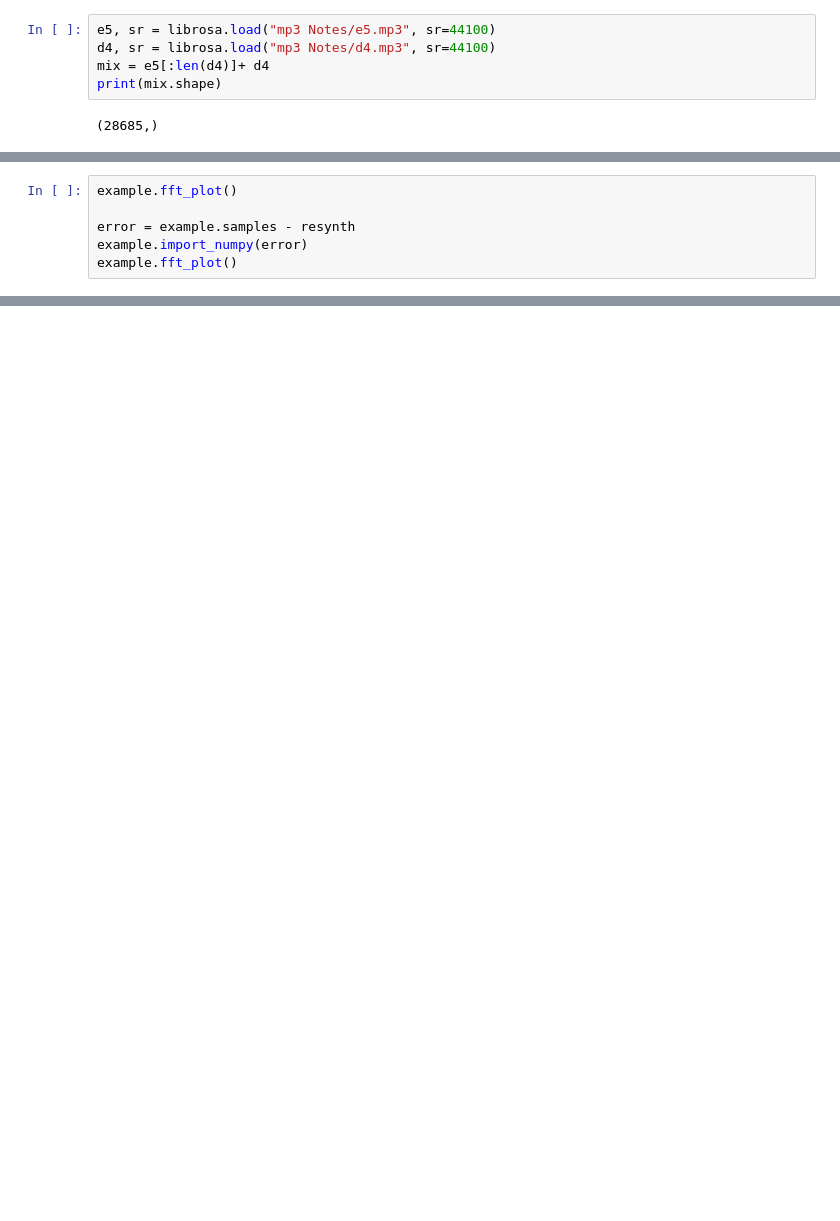
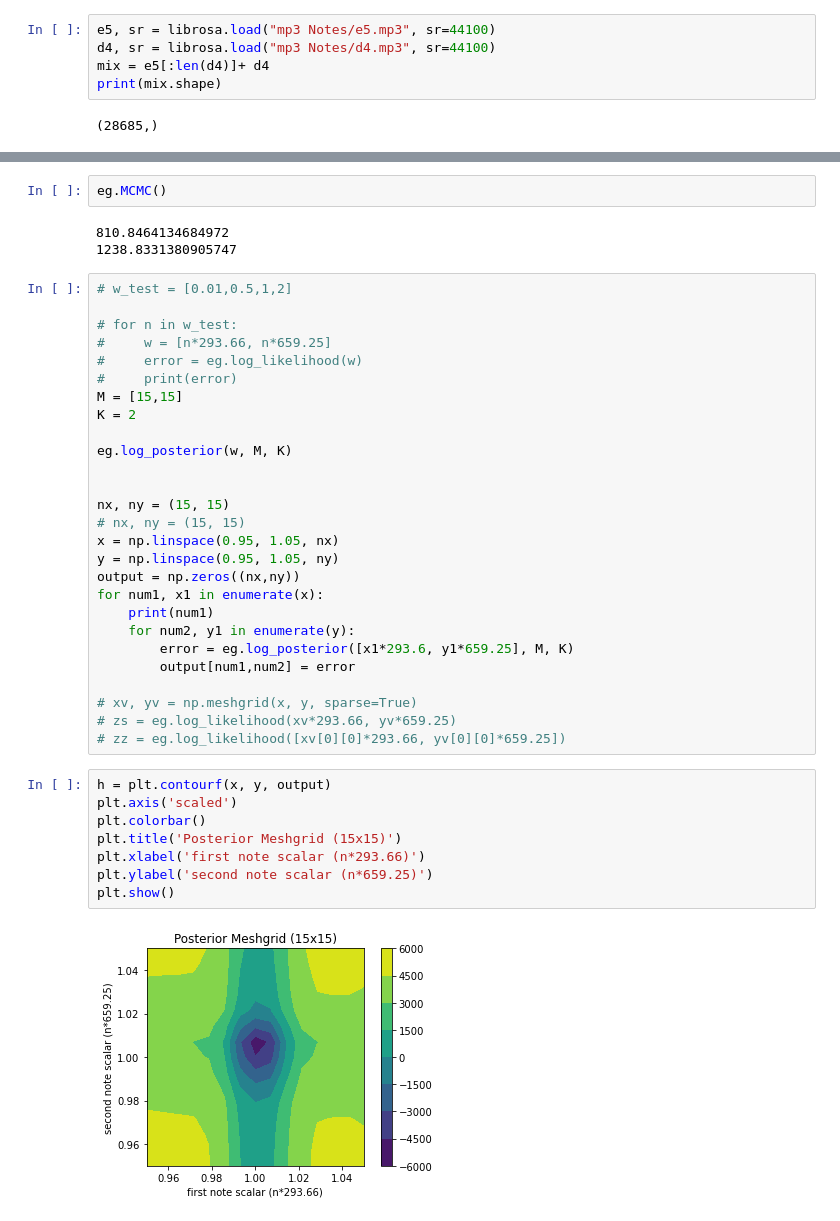
Before and after one commit to maxfryer/Audio-Source-Seperation, a Jupyter notebook: test_space.ipynb, the cells around one changed output, grey strips where cells are left out. Drawn from its saved outputs; the diff is of its cells as text; blank space fills up the shorter version.

Commit message:
Added marginal likelihood function, working on MCMC

```diff
--- a/test_space.ipynb
+++ b/test_space.ipynb
@@ -71,6 +9,0 @@ def colourlines(K, w):
-# %%
-example.fft_plot()
-
-error = example.samples - resynth
-example.import_numpy(error)
-example.fft_plot()
@@ -121,2 +49,44 @@ plt.show()
+# %%
+eg.MCMC()
+# %% [output]
+810.8464134684972
+1238.8331380905747
+# %%
+# w_test = [0.01,0.5,1,2]
+
+# for n in w_test:
+#     w = [n*293.66, n*659.25]
+#     error = eg.log_likelihood(w)
+#     print(error)
+M = [15,15]
+K = 2
+
+eg.log_posterior(w, M, K)
+
+
+nx, ny = (15, 15)
+# nx, ny = (15, 15)
+x = np.linspace(0.95, 1.05, nx)
+y = np.linspace(0.95, 1.05, ny)
+output = np.zeros((nx,ny))
+for num1, x1 in enumerate(x):
+    print(num1)
+    for num2, y1 in enumerate(y):
+        error = eg.log_posterior([x1*293.6, y1*659.25], M, K)
+        output[num1,num2] = error
+
+# xv, yv = np.meshgrid(x, y, sparse=True)
+# zs = eg.log_likelihood(xv*293.66, yv*659.25)
+# zz = eg.log_likelihood([xv[0][0]*293.66, yv[0][0]*659.25])
+# %%
+h = plt.contourf(x, y, output)
+plt.axis('scaled')
+plt.colorbar()
+plt.title('Posterior Meshgrid (15x15)')
+plt.xlabel('first note scalar (n*293.66)')
+plt.ylabel('second note scalar (n*659.25)')
+plt.show()
+# %% [output]
+[figure, added]
 # %%
 # %% [output]
```
Also changed, not shown: parts of 26 cells of this notebook, 16 other files.
